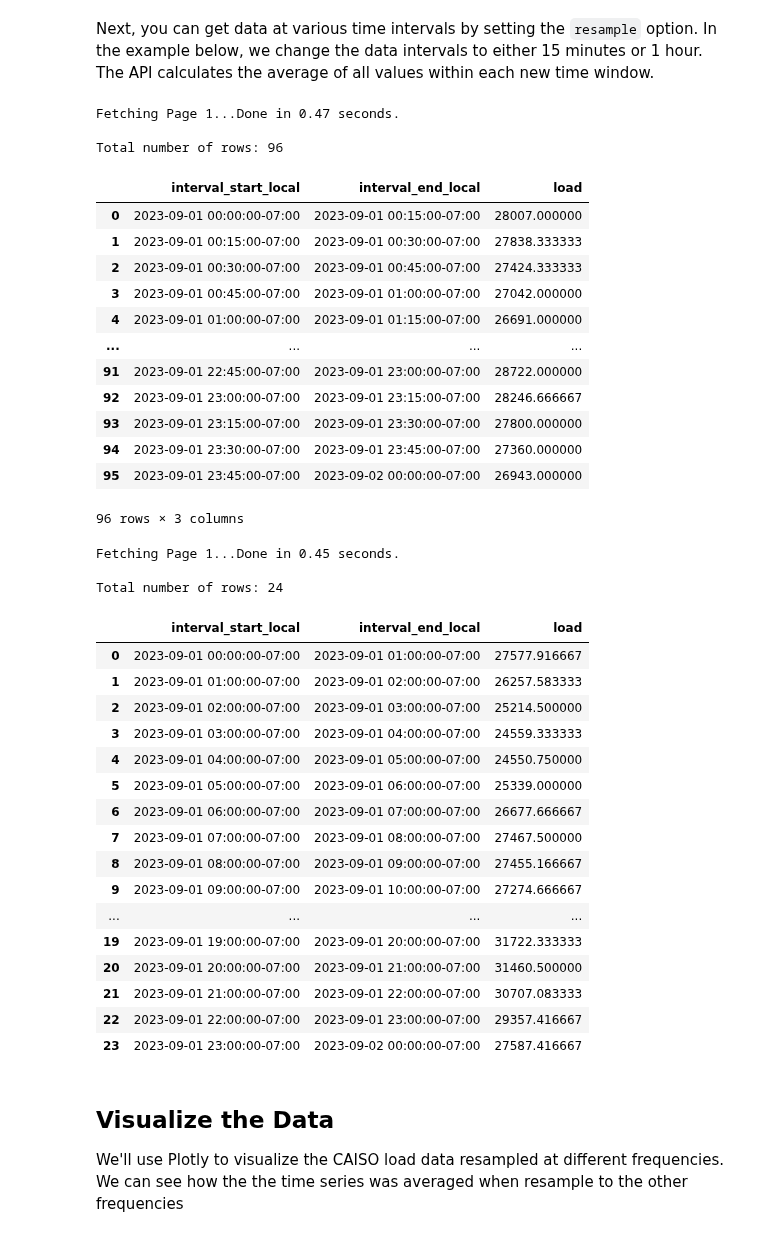
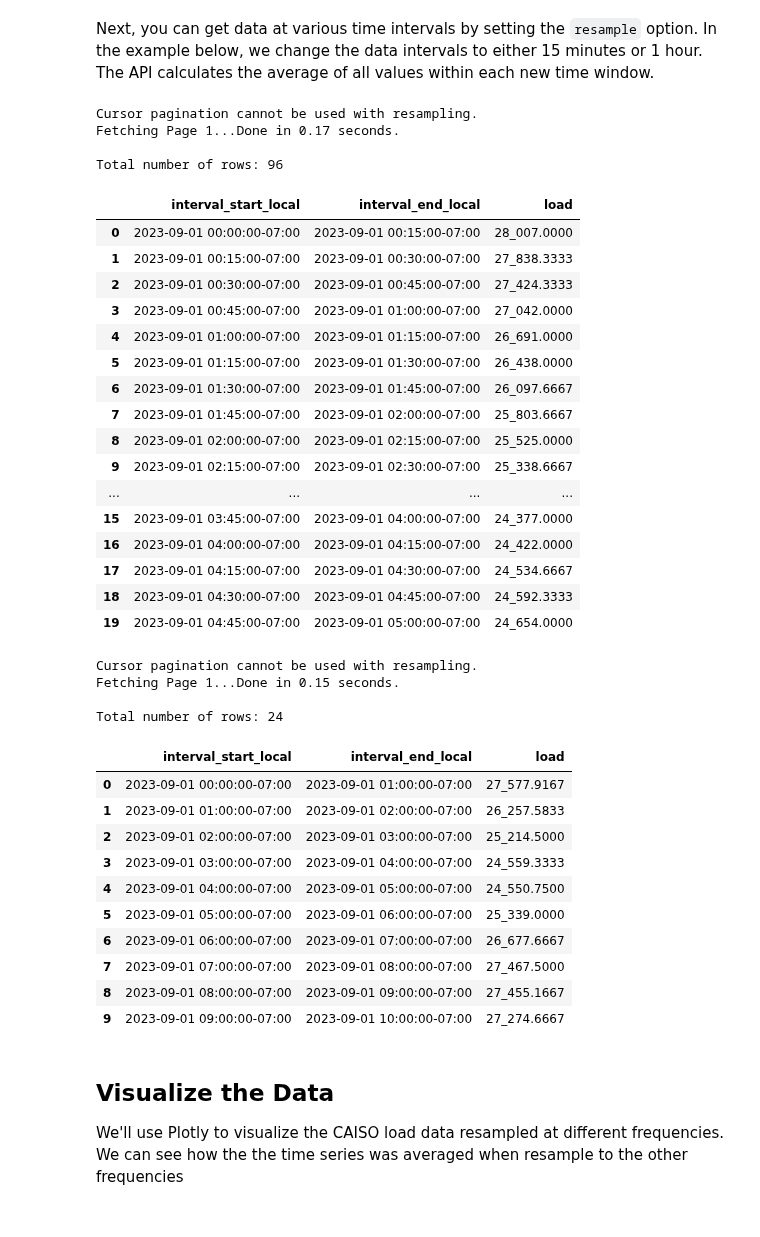
Before and after one commit to gridstatus/gridstatusio, a Jupyter notebook: Examples/Resample Data.ipynb, the cells around one changed output. Cells and saved outputs as stored; diff of their text form; code cells hidden in the pictures.

```diff
--- a/Examples/Resample Data.ipynb
+++ b/Examples/Resample Data.ipynb
@@ -51,30 +53,35 @@ Next, you can get data at various time intervals by setting the `resample` optio
 # %%
 df_15min = client.get_dataset(
     dataset="caiso_load",
     start="Sep 1, 2023",
     end="Sep 2, 2023",
     resample="15 minutes",
     tz="US/Pacific",
 )
 
-df_15min
+df_15min.head(20)
 # %% [output]
-Fetching Page 1...Done in 0.47 seconds.
+Cursor pagination cannot be used with resampling.
+Fetching Page 1...Done in 0.17 seconds.
 
 Total number of rows: 96
 |  | interval_start_local | interval_end_local | load |
-| 0 | 2023-09-01 00:00:00-07:00 | 2023-09-01 00:15:00-07:00 | 28007.000000 |
-| 1 | 2023-09-01 00:15:00-07:00 | 2023-09-01 00:30:00-07:00 | 27838.333333 |
-| 2 | 2023-09-01 00:30:00-07:00 | 2023-09-01 00:45:00-07:00 | 27424.333333 |
-| 3 | 2023-09-01 00:45:00-07:00 | 2023-09-01 01:00:00-07:00 | 27042.000000 |
-| 4 | 2023-09-01 01:00:00-07:00 | 2023-09-01 01:15:00-07:00 | 26691.000000 |
+| 0 | 2023-09-01 00:00:00-07:00 | 2023-09-01 00:15:00-07:00 | 28_007.0000 |
+| 1 | 2023-09-01 00:15:00-07:00 | 2023-09-01 00:30:00-07:00 | 27_838.3333 |
+| 2 | 2023-09-01 00:30:00-07:00 | 2023-09-01 00:45:00-07:00 | 27_424.3333 |
+| 3 | 2023-09-01 00:45:00-07:00 | 2023-09-01 01:00:00-07:00 | 27_042.0000 |
+| 4 | 2023-09-01 01:00:00-07:00 | 2023-09-01 01:15:00-07:00 | 26_691.0000 |
+| 5 | 2023-09-01 01:15:00-07:00 | 2023-09-01 01:30:00-07:00 | 26_438.0000 |
+| 6 | 2023-09-01 01:30:00-07:00 | 2023-09-01 01:45:00-07:00 | 26_097.6667 |
+| 7 | 2023-09-01 01:45:00-07:00 | 2023-09-01 02:00:00-07:00 | 25_803.6667 |
+| 8 | 2023-09-01 02:00:00-07:00 | 2023-09-01 02:15:00-07:00 | 25_525.0000 |
+| 9 | 2023-09-01 02:15:00-07:00 | 2023-09-01 02:30:00-07:00 | 25_338.6667 |
 | ... | ... | ... | ... |
-| 91 | 2023-09-01 22:45:00-07:00 | 2023-09-01 23:00:00-07:00 | 28722.000000 |
-| 92 | 2023-09-01 23:00:00-07:00 | 2023-09-01 23:15:00-07:00 | 28246.666667 |
-| 93 | 2023-09-01 23:15:00-07:00 | 2023-09-01 23:30:00-07:00 | 27800.000000 |
-| 94 | 2023-09-01 23:30:00-07:00 | 2023-09-01 23:45:00-07:00 | 27360.000000 |
-| 95 | 2023-09-01 23:45:00-07:00 | 2023-09-02 00:00:00-07:00 | 26943.000000 |
+| 15 | 2023-09-01 03:45:00-07:00 | 2023-09-01 04:00:00-07:00 | 24_377.0000 |
+| 16 | 2023-09-01 04:00:00-07:00 | 2023-09-01 04:15:00-07:00 | 24_422.0000 |
+| 17 | 2023-09-01 04:15:00-07:00 | 2023-09-01 04:30:00-07:00 | 24_534.6667 |
+| 18 | 2023-09-01 04:30:00-07:00 | 2023-09-01 04:45:00-07:00 | 24_592.3333 |
+| 19 | 2023-09-01 04:45:00-07:00 | 2023-09-01 05:00:00-07:00 | 24_654.0000 |
-96 rows × 3 columns
 # %%
 df_hourly = client.get_dataset(
     dataset="caiso_load",
@@ -83,28 +90,23 @@ df_hourly = client.get_dataset(
     resample="1 hour",
     tz="US/Pacific",
 )
-df_hourly
+df_hourly.head(10)
 # %% [output]
-Fetching Page 1...Done in 0.45 seconds.
+Cursor pagination cannot be used with resampling.
+Fetching Page 1...Done in 0.15 seconds.
 
 Total number of rows: 24
 |  | interval_start_local | interval_end_local | load |
-| 0 | 2023-09-01 00:00:00-07:00 | 2023-09-01 01:00:00-07:00 | 27577.916667 |
-| 1 | 2023-09-01 01:00:00-07:00 | 2023-09-01 02:00:00-07:00 | 26257.583333 |
-| 2 | 2023-09-01 02:00:00-07:00 | 2023-09-01 03:00:00-07:00 | 25214.500000 |
-| 3 | 2023-09-01 03:00:00-07:00 | 2023-09-01 04:00:00-07:00 | 24559.333333 |
-| 4 | 2023-09-01 04:00:00-07:00 | 2023-09-01 05:00:00-07:00 | 24550.750000 |
-| 5 | 2023-09-01 05:00:00-07:00 | 2023-09-01 06:00:00-07:00 | 25339.000000 |
-| 6 | 2023-09-01 06:00:00-07:00 | 2023-09-01 07:00:00-07:00 | 26677.666667 |
-| 7 | 2023-09-01 07:00:00-07:00 | 2023-09-01 08:00:00-07:00 | 27467.500000 |
-| 8 | 2023-09-01 08:00:00-07:00 | 2023-09-01 09:00:00-07:00 | 27455.166667 |
-| 9 | 2023-09-01 09:00:00-07:00 | 2023-09-01 10:00:00-07:00 | 27274.666667 |
-| ... | ... | ... | ... |
-| 19 | 2023-09-01 19:00:00-07:00 | 2023-09-01 20:00:00-07:00 | 31722.333333 |
-| 20 | 2023-09-01 20:00:00-07:00 | 2023-09-01 21:00:00-07:00 | 31460.500000 |
-| 21 | 2023-09-01 21:00:00-07:00 | 2023-09-01 22:00:00-07:00 | 30707.083333 |
-| 22 | 2023-09-01 22:00:00-07:00 | 2023-09-01 23:00:00-07:00 | 29357.416667 |
-| 23 | 2023-09-01 23:00:00-07:00 | 2023-09-02 00:00:00-07:00 | 27587.416667 |
+| 0 | 2023-09-01 00:00:00-07:00 | 2023-09-01 01:00:00-07:00 | 27_577.9167 |
+| 1 | 2023-09-01 01:00:00-07:00 | 2023-09-01 02:00:00-07:00 | 26_257.5833 |
+| 2 | 2023-09-01 02:00:00-07:00 | 2023-09-01 03:00:00-07:00 | 25_214.5000 |
+| 3 | 2023-09-01 03:00:00-07:00 | 2023-09-01 04:00:00-07:00 | 24_559.3333 |
+| 4 | 2023-09-01 04:00:00-07:00 | 2023-09-01 05:00:00-07:00 | 24_550.7500 |
+| 5 | 2023-09-01 05:00:00-07:00 | 2023-09-01 06:00:00-07:00 | 25_339.0000 |
+| 6 | 2023-09-01 06:00:00-07:00 | 2023-09-01 07:00:00-07:00 | 26_677.6667 |
+| 7 | 2023-09-01 07:00:00-07:00 | 2023-09-01 08:00:00-07:00 | 27_467.5000 |
+| 8 | 2023-09-01 08:00:00-07:00 | 2023-09-01 09:00:00-07:00 | 27_455.1667 |
+| 9 | 2023-09-01 09:00:00-07:00 | 2023-09-01 10:00:00-07:00 | 27_274.6667 |
 # %% [markdown]
 ## Visualize the Data
 
```
Also changed, not shown: parts of 7 cells of this notebook, 3 other files.
